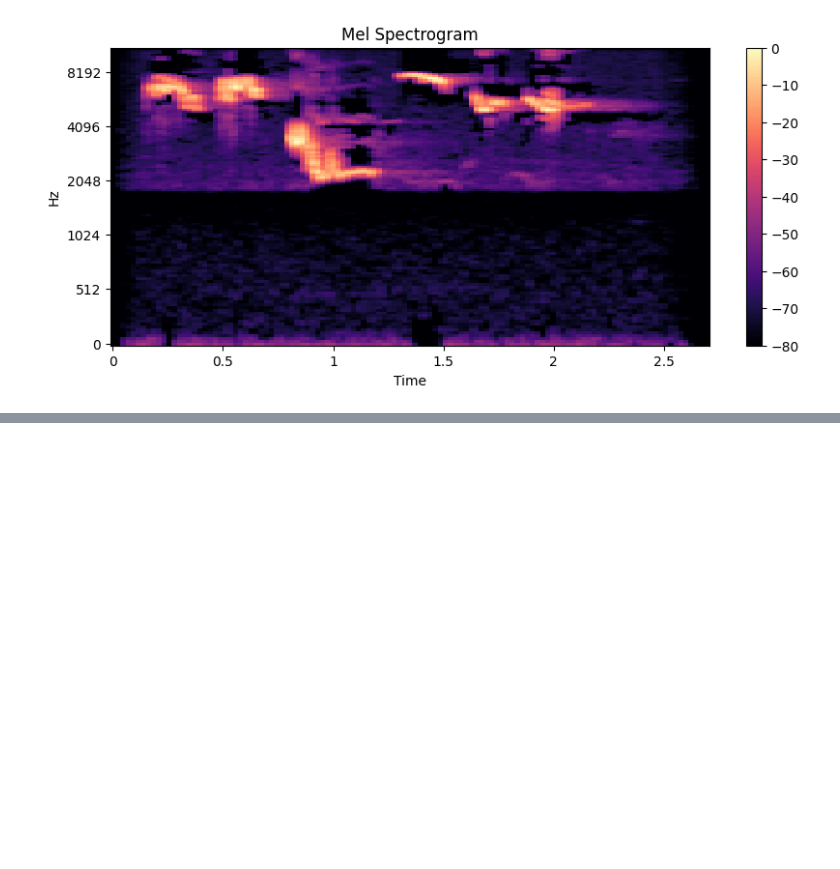
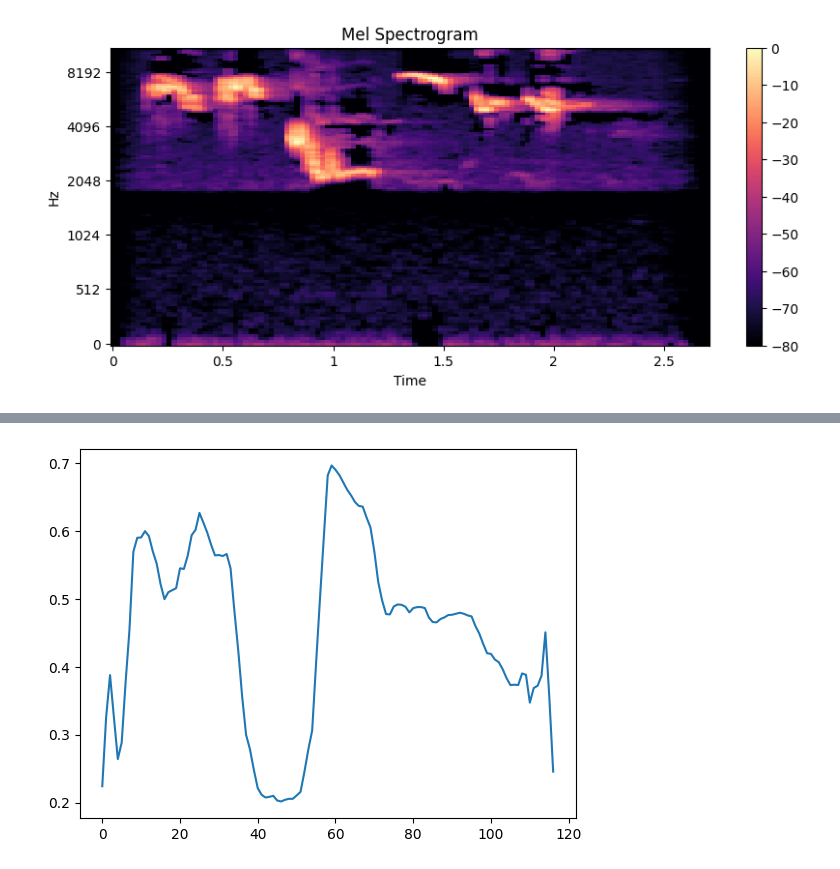
Before and after one commit to luqman-x/Pytorch-Practices, a Jupyter notebook: Py_Torch_Practices/Respiratory Audio CNN/librosa_fundementals.ipynb, the cells around one changed output, grey strips where cells are left out. Drawn from its saved outputs; the diff is of its cells as text; code cells hidden in the pictures; blank space fills up the shorter version.

```diff
--- a/Py_Torch_Practices/Respiratory Audio CNN/librosa_fundementals.ipynb
+++ b/Py_Torch_Practices/Respiratory Audio CNN/librosa_fundementals.ipynb
@@ -132,0 +201,11 @@ plt.show()
+# %%
+zcr = librosa.feature.zero_crossing_rate(
+    audio
+)
+# %%
+plt.plot(
+    zcr[0]
+)
+plt.show()
+# %% [output]
+[figure, added]
```
Also changed, not shown: parts of 11 cells of this notebook.
